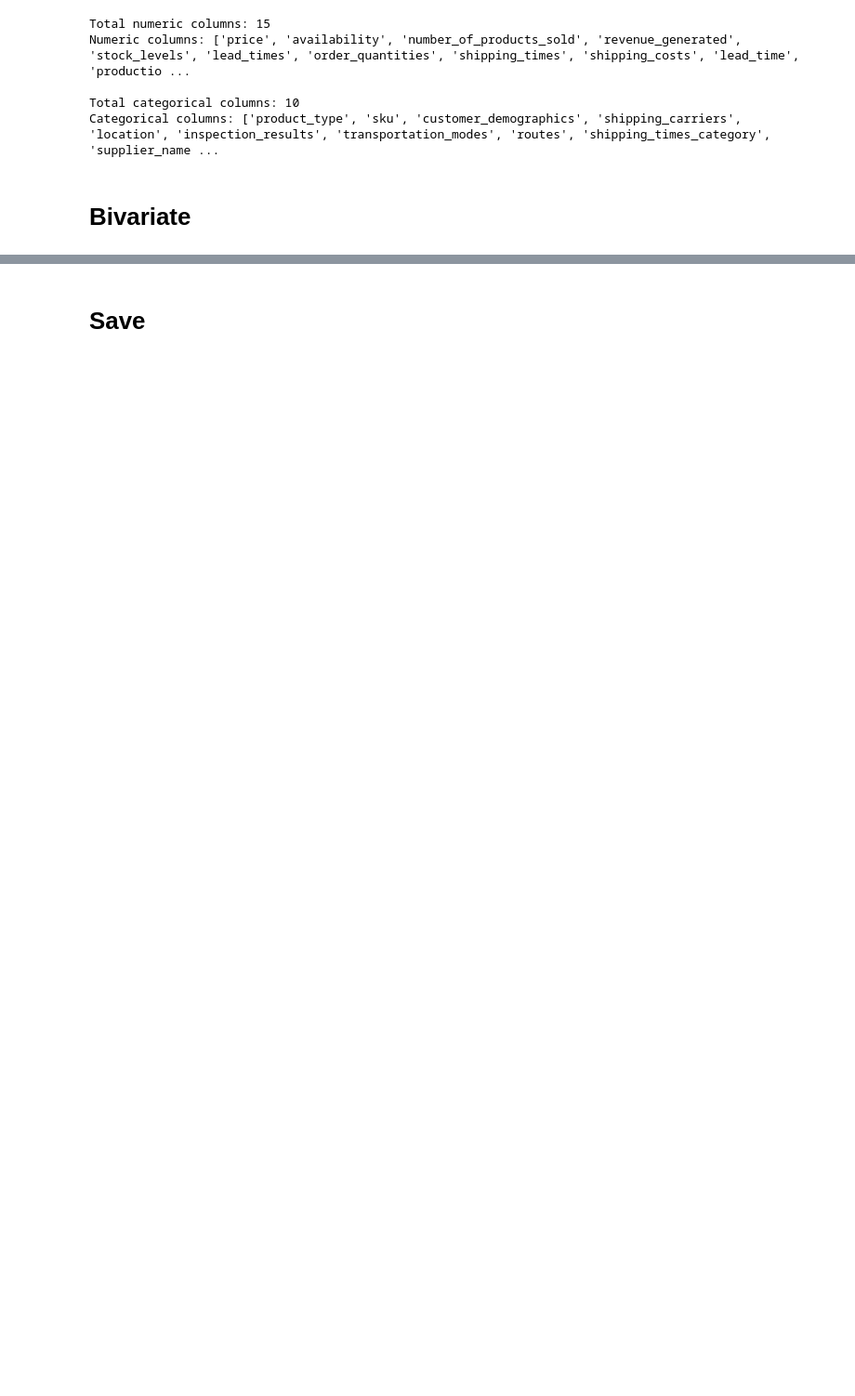
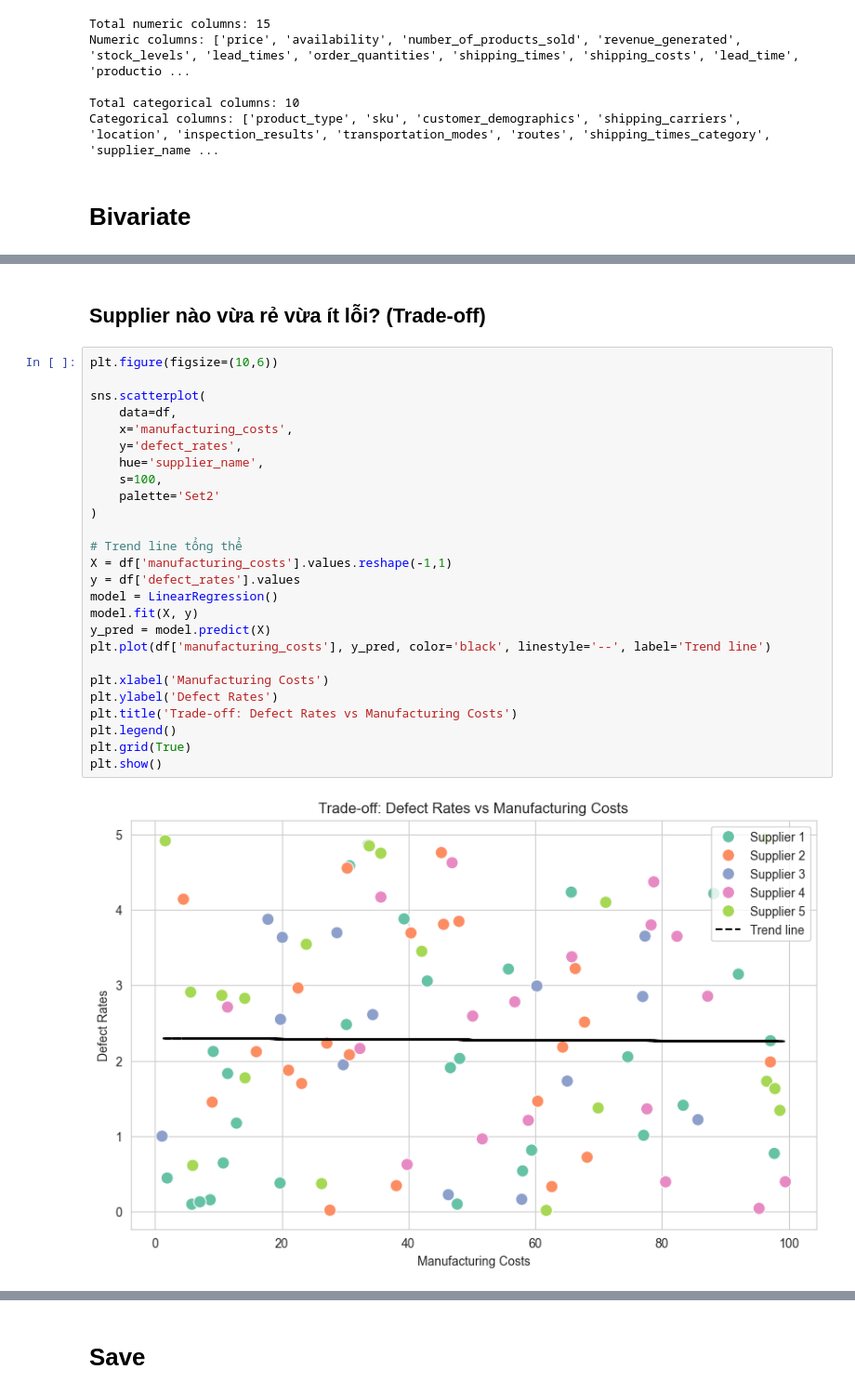
Before and after one commit to Avcuongy/DSS, a Jupyter notebook: notebooks/analysis/3_bivariate.ipynb, the cells around one changed output, grey strips where cells are left out. Shown: that part at 93% size. Saved outputs shown, nothing was run; the diff lists cells and outputs as text; blank space fills up the shorter version.

```diff
--- a/notebooks/analysis/3_bivariate.ipynb
+++ b/notebooks/analysis/3_bivariate.ipynb
@@ -109,0 +266,30 @@ Categorical columns: ['product_type', 'sku', 'customer_demographics', 'shipping_
+# %% [markdown]
+## Supplier nào vừa rẻ vừa ít lỗi? (Trade-off)
+# %%
+plt.figure(figsize=(10,6))
+
+sns.scatterplot(
+    data=df,
+    x='manufacturing_costs',
+    y='defect_rates',
+    hue='supplier_name',
+    s=100,
+    palette='Set2'
+)
+
+# Trend line tổng thể
+X = df['manufacturing_costs'].values.reshape(-1,1)
+y = df['defect_rates'].values
+model = LinearRegression()
+model.fit(X, y)
+y_pred = model.predict(X)
+plt.plot(df['manufacturing_costs'], y_pred, color='black', linestyle='--', label='Trend line')
+
+plt.xlabel('Manufacturing Costs')
+plt.ylabel('Defect Rates')
+plt.title('Trade-off: Defect Rates vs Manufacturing Costs')
+plt.legend()
+plt.grid(True)
+plt.show()
+# %% [output]
+[figure, added]
```
Also changed, not shown: parts of 37 cells of this notebook, 13 other files.
